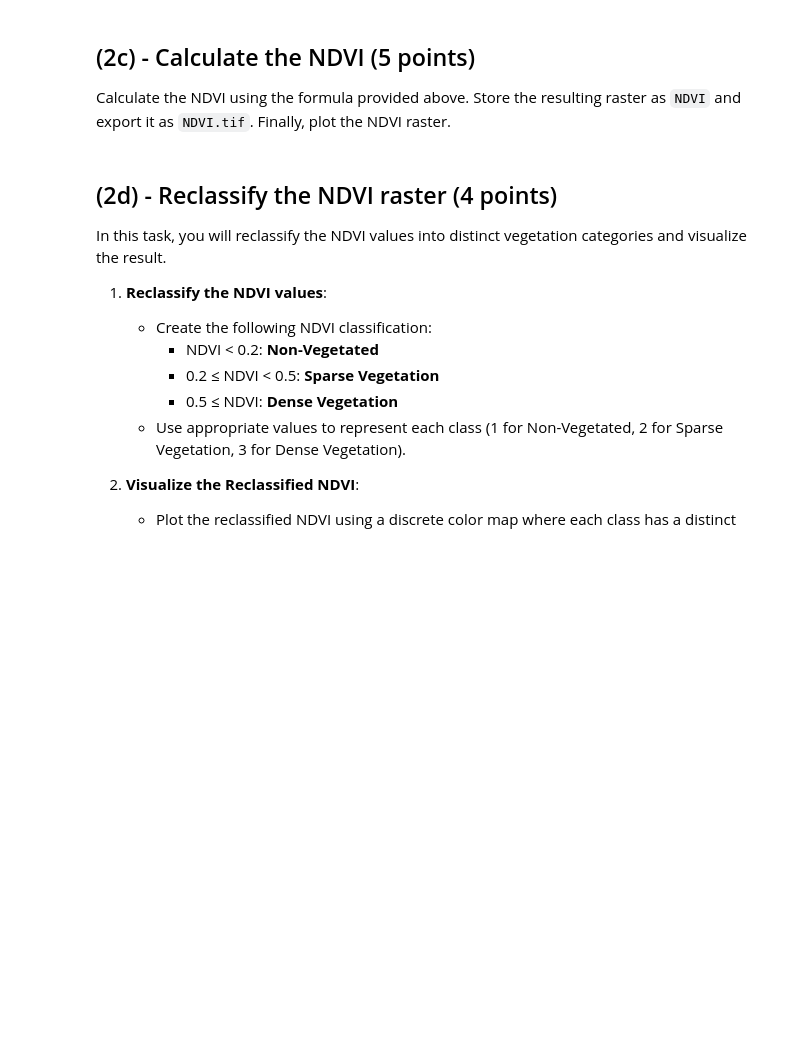
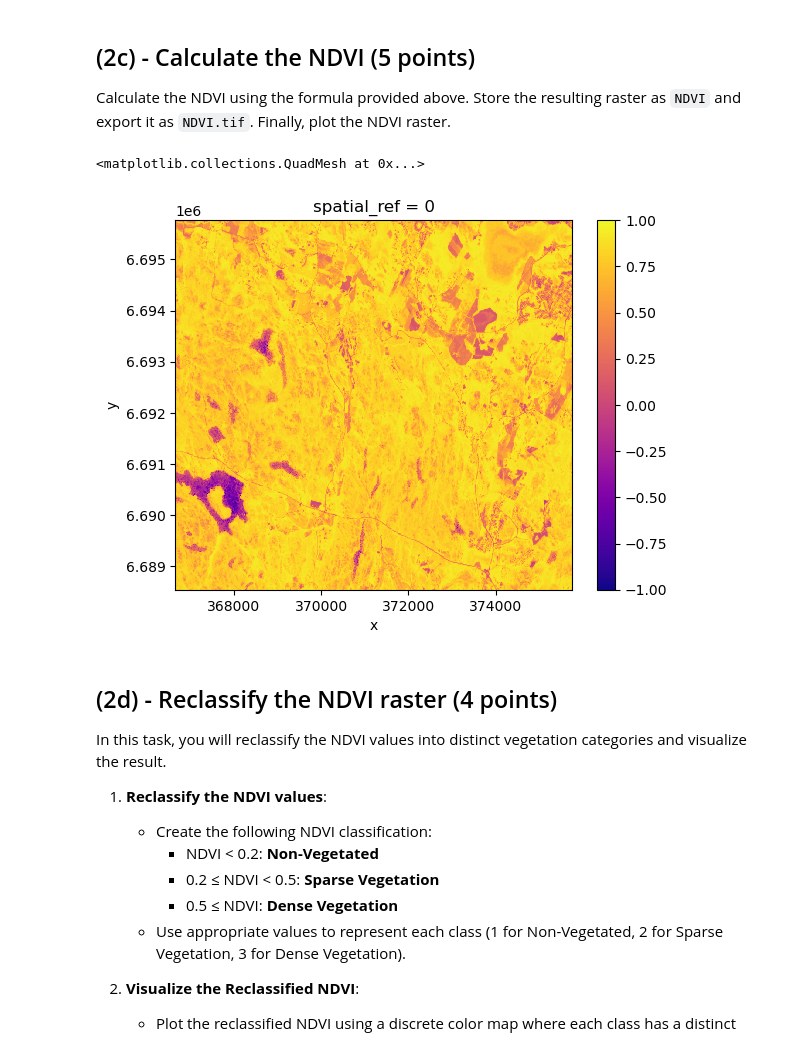
Before and after one commit to lasain/oma-excercise-6, a Jupyter notebook: Exercise-6-problem-2.ipynb, the cells around one changed output. Drawn from its saved outputs; the diff is of its cells as text; code cells hidden in the pictures; blank space fills up the shorter version.

```diff
--- a/Exercise-6-problem-2.ipynb
+++ b/Exercise-6-problem-2.ipynb
@@ -75,6 +91,15 @@ Visualize the Near Infrared (NIR) and Red bands as individual raster plots (use
 ## (2c) - Calculate the NDVI (5 points)
 
 Calculate the NDVI using the formula provided above. Store the resulting raster as `NDVI` and export it as `NDVI.tif`. Finally, plot the NDVI raster.
+# %%
+NDVI = (nir_band - red_band)/(nir_band + red_band)
+
+NDVI.rio.to_raster('NDVI.tif')
+
+NDVI.plot(cmap= 'plasma')
+# %% [output]
+<matplotlib.collections.QuadMesh at 0x...>
+[figure, added]
 # %% [markdown]
 ## (2d) - Reclassify the NDVI raster (4 points)
 
```
Also changed, not shown: parts of 6 cells of this notebook, 2 other files.
